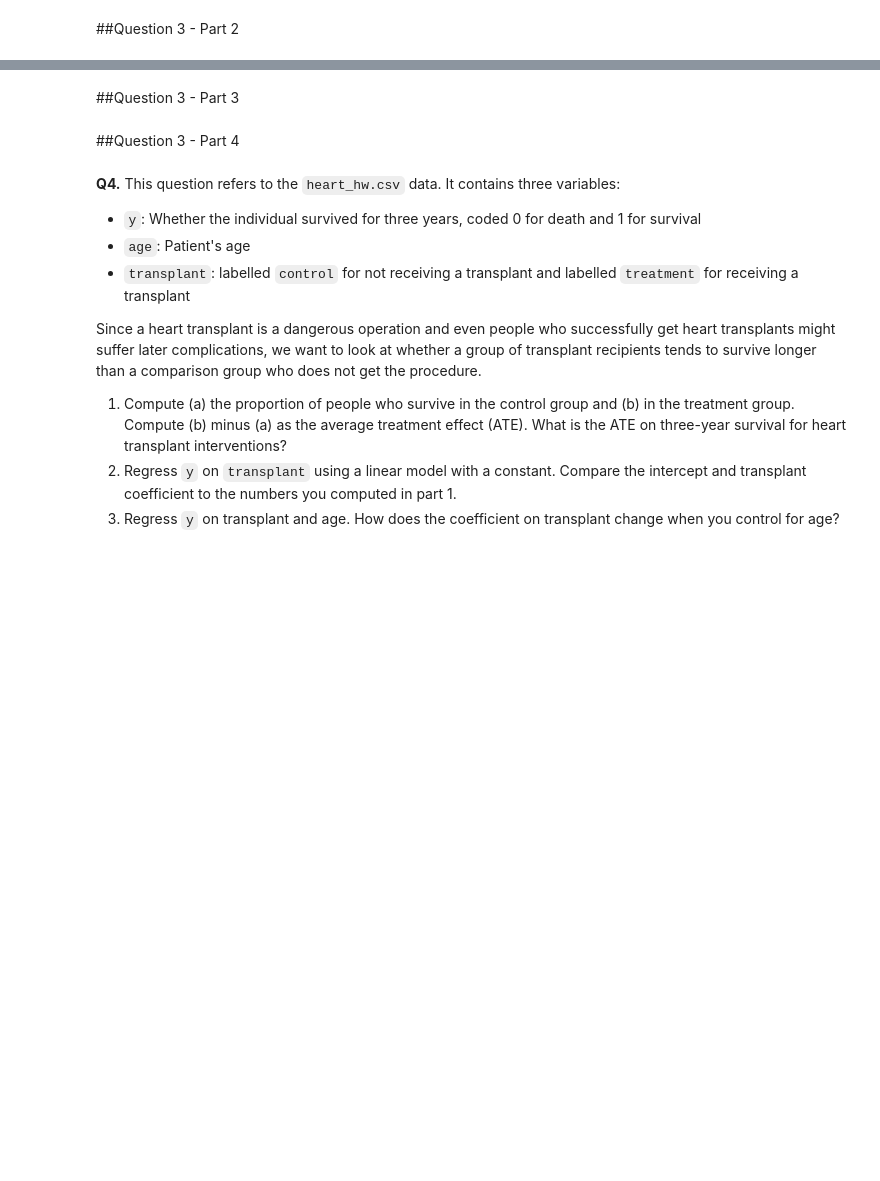
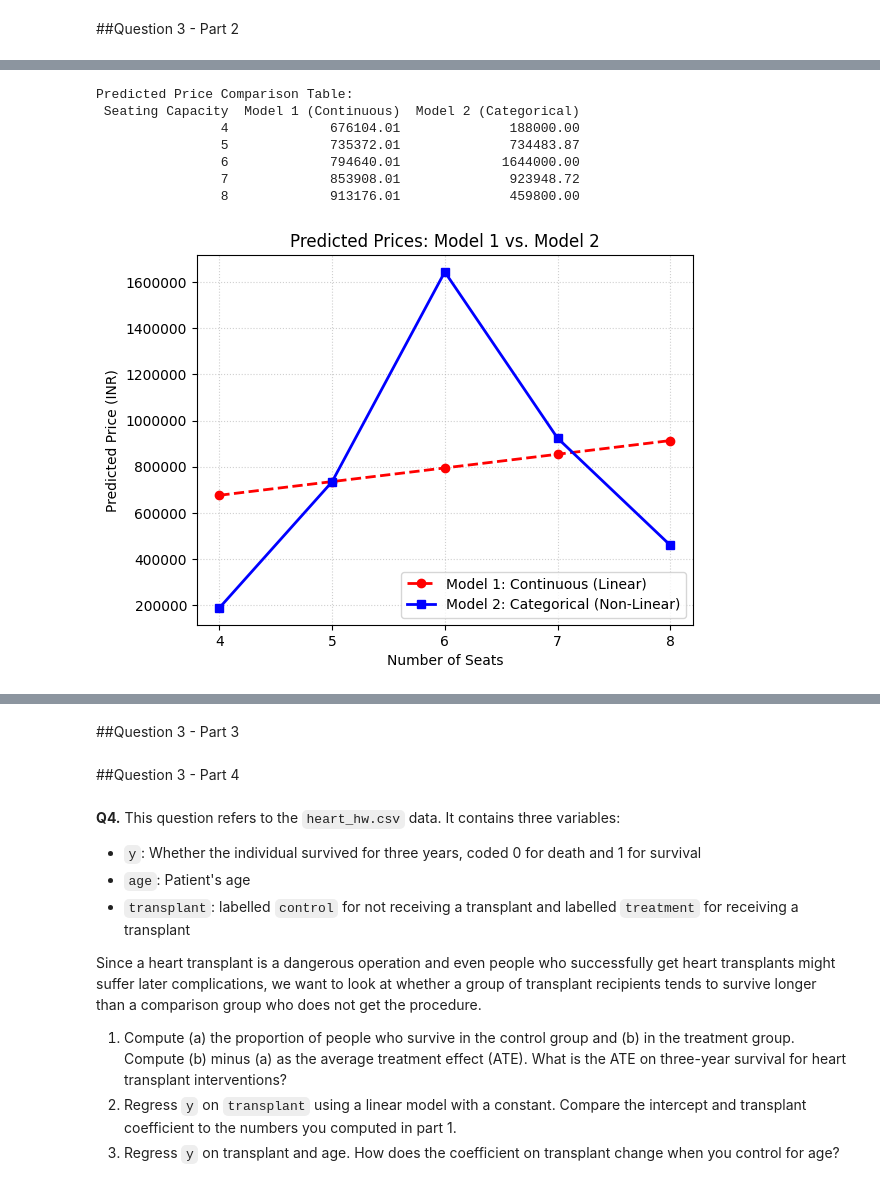
Before and after one commit to thomashooks53/undergrad_ml_assignments, a Jupyter notebook: 03_assignment_linear_models.ipynb, the cells around one changed output, grey strips where cells are left out. Saved outputs shown, nothing was run; the diff lists cells and outputs as text; code cells hidden in the pictures; blank space fills up the shorter version.

```diff
--- a/03_assignment_linear_models.ipynb
+++ b/03_assignment_linear_models.ipynb
@@ -342,0 +444,51 @@ Model $3$ is the least accurate because it attempts to predict price based on qu
+# %%
+import pandas as pd
+import numpy as np
+import matplotlib.pyplot as plt
+import seaborn as sns
+
+#Table Comparing Predicted Values
+m1_slope = 59268.00
+m1_intercept = 439032.01
+
+m2_intercept = 188000.00
+m2_coeffs = {4: 0, 5: 546483.87, 6: 1456000.00, 7: 735948.72, 8: 271800.00}
+
+seats = [4, 5, 6, 7, 8]
+
+m1_preds = [m1_intercept + (m1_slope * s) for s in seats]
+
+m2_preds = [m2_intercept + m2_coeffs[s] for s in seats]
+
+comparison_df = pd.DataFrame({
+    'Seating Capacity': seats,
+    'Model 1 (Continuous)': m1_preds,
+    'Model 2 (Categorical)': m2_preds
+})
+
+print("Predicted Price Comparison Table:")
+print(comparison_df.round(2).to_string(index=False))
+
+# Comparison Plot
+plt.plot(seats, m1_preds, label='Model 1: Continuous (Linear)',
+         marker='o', linestyle='--', color='red', linewidth=2)
+
+plt.plot(seats, m2_preds, label='Model 2: Categorical (Non-Linear)',
+         marker='s', linestyle='-', color='blue', linewidth=2)
+
+plt.title('Predicted Prices: Model 1 vs. Model 2')
+plt.xlabel('Number of Seats')
+plt.ylabel('Predicted Price (INR)')
+plt.xticks(seats)
+plt.ticklabel_format(style='plain', axis='y')
+plt.grid(True, linestyle=':', alpha=0.6)
+plt.legend();
+# %% [output]
+Predicted Price Comparison Table:
+ Seating Capacity  Model 1 (Continuous)  Model 2 (Categorical)
+                4             676104.01              188000.00
+                5             735372.01              734483.87
+                6             794640.01             1644000.00
+                7             853908.01              923948.72
+                8             913176.01              459800.00
+[figure, added]
```
Also changed, not shown: parts of 7 cells of this notebook.
